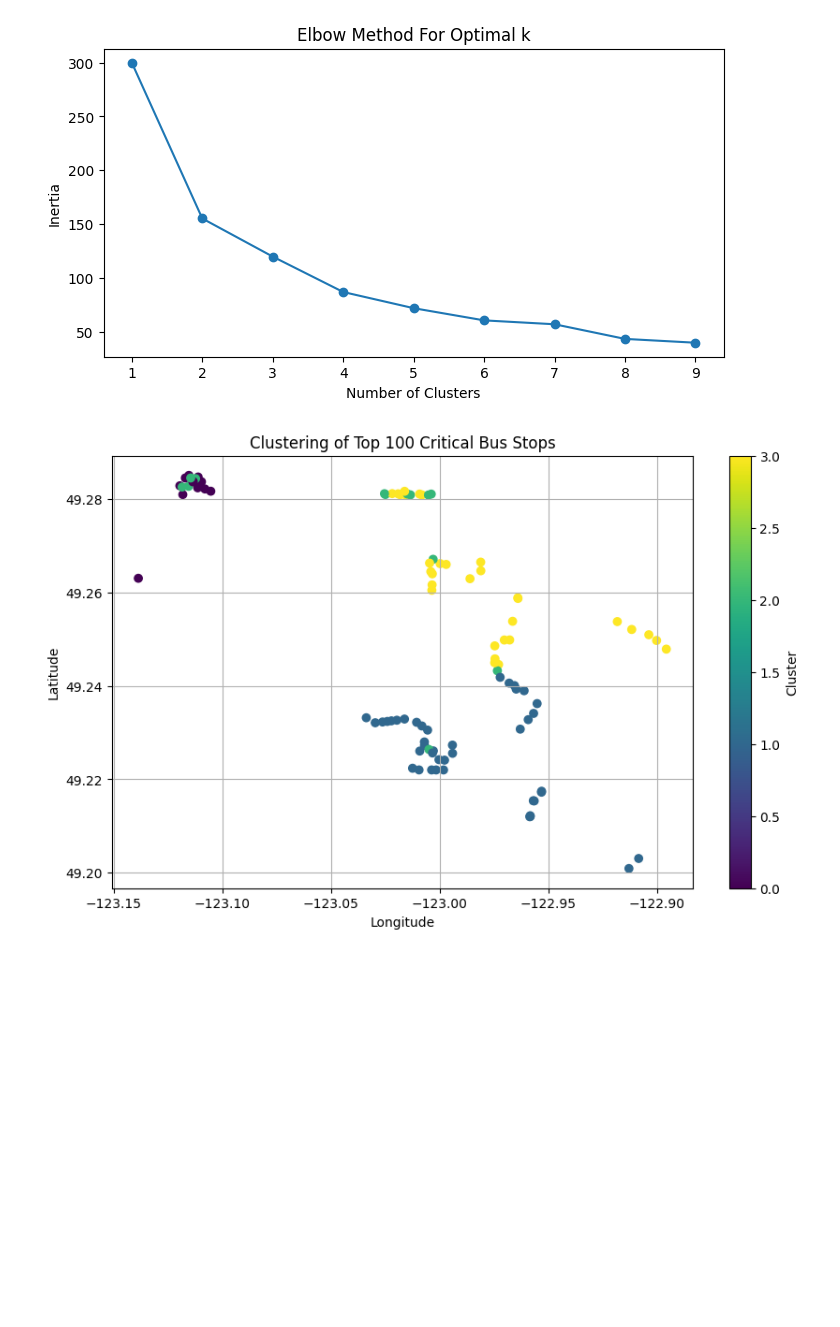
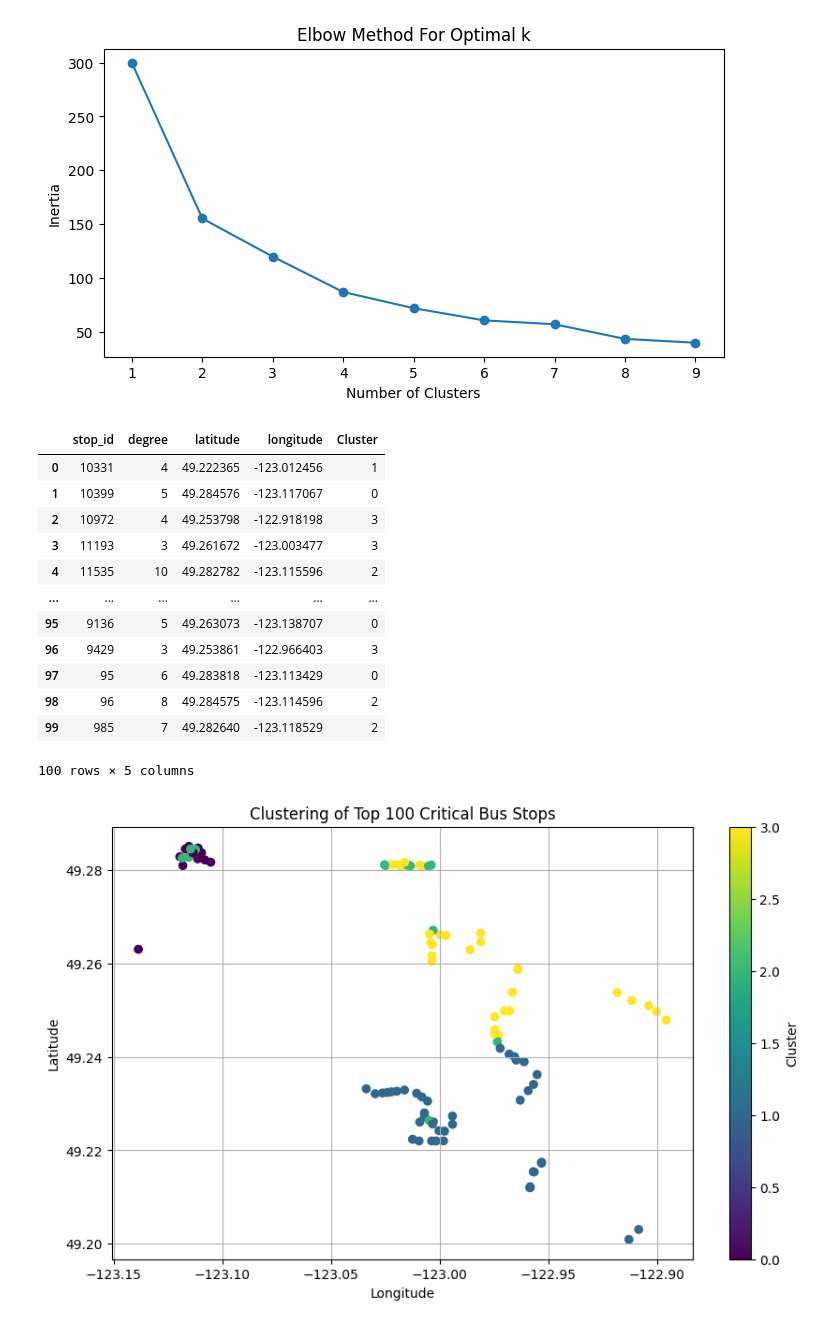
Before and after one commit to Crimson725/proj, a Jupyter notebook: proj.ipynb, the cells around one changed output. Cells and saved outputs as stored; diff of their text form; code cells hidden in the pictures; blank space fills up the shorter version.

```diff
--- a/proj.ipynb
+++ b/proj.ipynb
@@ -148,6 +167,22 @@ plt.title('Elbow Method For Optimal k')
 plt.show()
 # %% [output]
 [figure]
+# %%
+nodes_df
+# %% [output]
+|  | stop_id | degree | latitude | longitude | Cluster |
+| 0 | 10331 | 4 | 49.222365 | -123.012456 | 1 |
+| 1 | 10399 | 5 | 49.284576 | -123.117067 | 0 |
+| 2 | 10972 | 4 | 49.253798 | -122.918198 | 3 |
+| 3 | 11193 | 3 | 49.261672 | -123.003477 | 3 |
+| 4 | 11535 | 10 | 49.282782 | -123.115596 | 2 |
+| ... | ... | ... | ... | ... | ... |
+| 95 | 9136 | 5 | 49.263073 | -123.138707 | 0 |
+| 96 | 9429 | 3 | 49.253861 | -122.966403 | 3 |
+| 97 | 95 | 6 | 49.283818 | -123.113429 | 0 |
+| 98 | 96 | 8 | 49.284575 | -123.114596 | 2 |
+| 99 | 985 | 7 | 49.282640 | -123.118529 | 2 |
+100 rows × 5 columns
 # %%
 # Choose cluster size as 4
 kmeans = KMeans(n_clusters=4, random_state=42)
```
Also changed, not shown: parts of 12 cells of this notebook.
